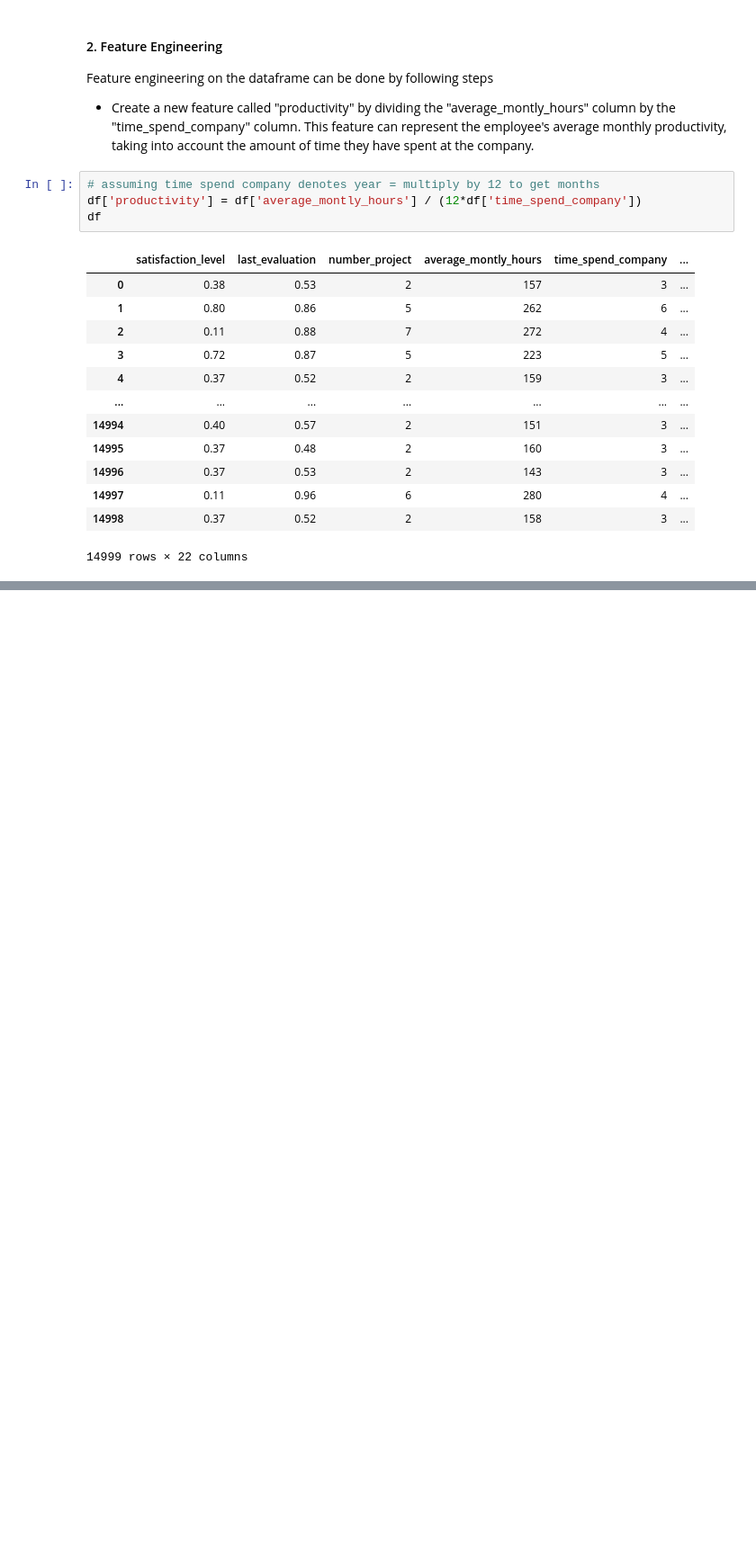
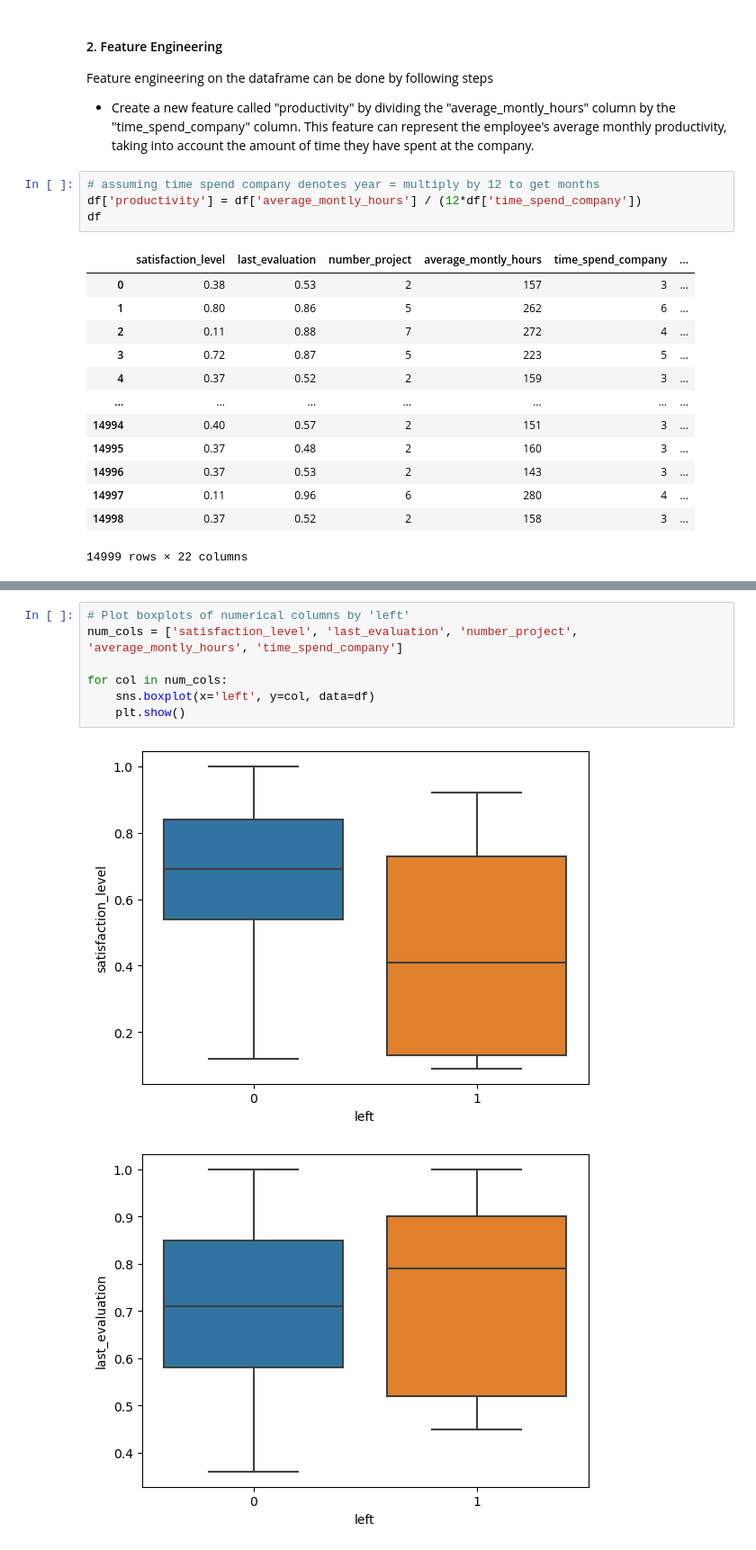
Before and after one commit to Suraj520/data-science, a Jupyter notebook: 03-case-studies/01-employee-retention/notebook.ipynb, the cells around one changed output, grey strips where cells are left out. Shown at 90% size. Cells and saved outputs as stored; diff of their text form; blank space fills up the shorter version.

```diff
--- a/03-case-studies/01-employee-retention/notebook.ipynb
+++ b/03-case-studies/01-employee-retention/notebook.ipynb
@@ -65,0 +178,10 @@ df
+# %%
+# Plot boxplots of numerical columns by 'left'
+num_cols = ['satisfaction_level', 'last_evaluation', 'number_project', 'average_montly_hours', 'time_spend_company']
+
+for col in num_cols:
+    sns.boxplot(x='left', y=col, data=df)
+    plt.show()
+# %% [output]
+[figure, added]
+[figure, added]
```
Also changed, not shown: parts of 19 cells of this notebook.
